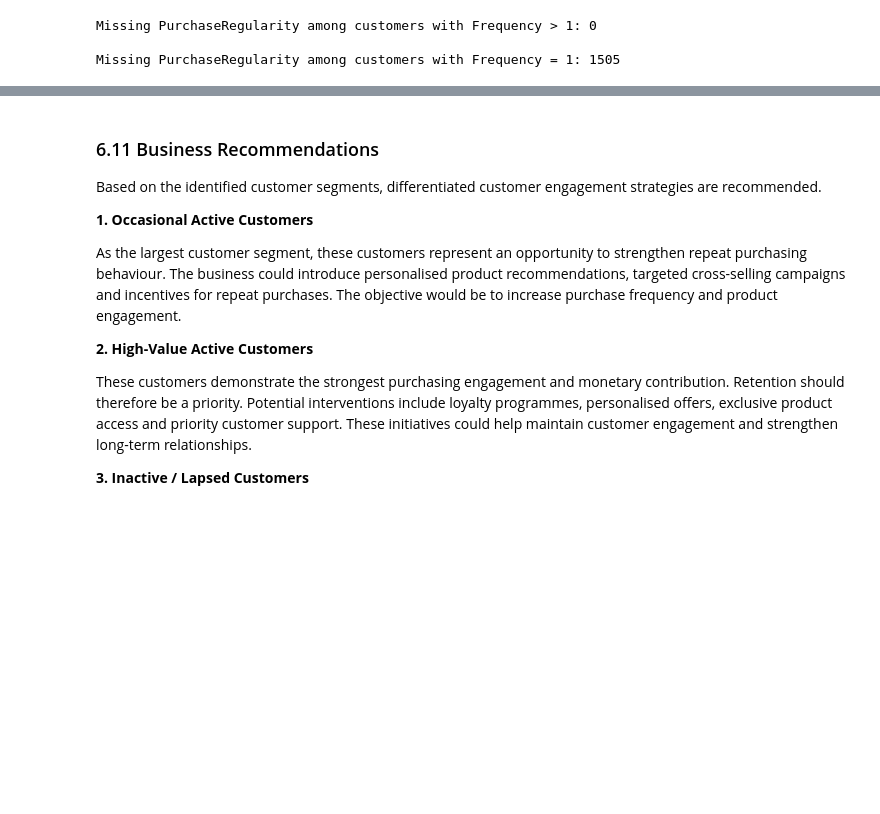
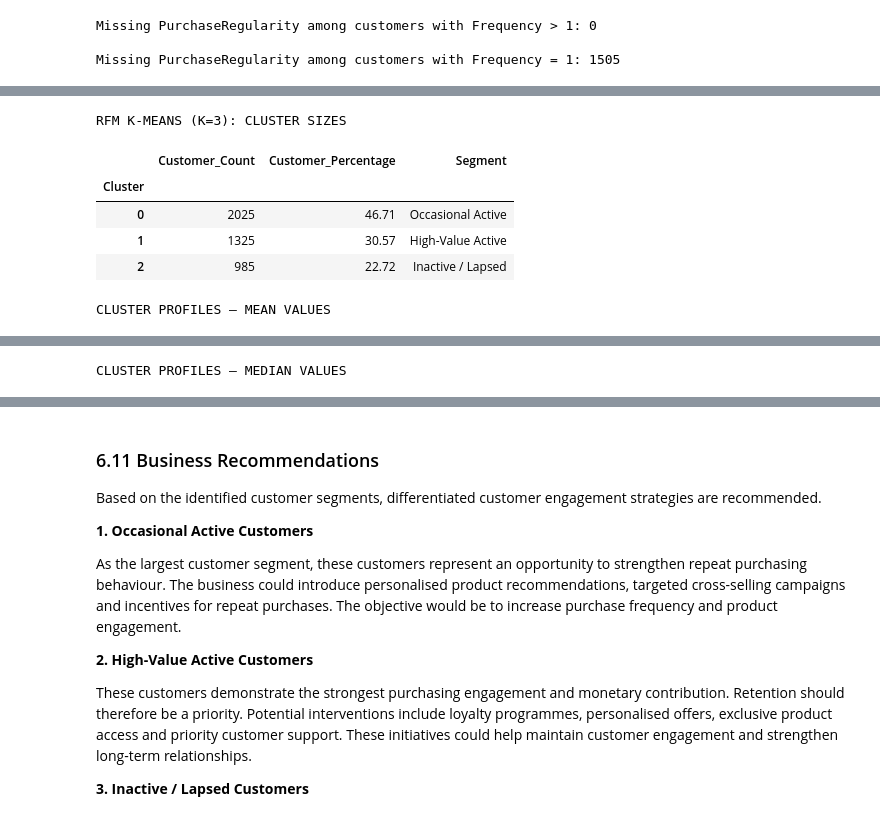
Before and after one commit to Is-not-avaible-was-available/Online_Retail_Customer_Segmentation, a Jupyter notebook: notebooks/06_model_evaluation_interpretation.ipynb, the cells around one changed output, grey strips where cells are left out. Saved outputs shown, nothing was run; the diff lists cells and outputs as text; code cells hidden in the pictures; blank space fills up the shorter version.

Commit message:
Complete Phase 6: Model evaluation and customer segmentation interpretation

```diff
--- a/notebooks/06_model_evaluation_interpretation.ipynb
+++ b/notebooks/06_model_evaluation_interpretation.ipynb
@@ -1214,0 +467,77 @@ CONSOLIDATED CUSTOMER SEGMENT PROFILE
+# %%
+# Section 6 – Fit selected RFM K-Means model and create aligned customer profiles
+
+selected_model_name = "RFM | K-Means | K=3"
+rfm_kmeans_labels = final_model_labels[selected_model_name]
+
+# Attach labels to the exact customer IDs used by the RFM model.
+rfm_cluster_assignments = rfm_scaled[["CustomerID"]].copy()
+rfm_cluster_assignments["Cluster"] = rfm_kmeans_labels
+
+# Merge by CustomerID to guarantee correct customer-to-cluster alignment.
+rfm_profile_data = customer_features.merge(
+    rfm_cluster_assignments,
+    on="CustomerID",
+    how="inner",
+    validate="one_to_one"
+)
+
+if len(rfm_profile_data) != len(customer_features):
+    raise ValueError("Customer-to-cluster merge did not retain every customer.")
+
+if rfm_profile_data["Cluster"].isna().any():
+    raise ValueError("Some customers do not have a cluster assignment.")
+
+cluster_labels = {
+    0: "Occasional Active",
+    1: "High-Value Active",
+    2: "Inactive / Lapsed"
+}
+
+# Cluster sizes and proportions
+cluster_sizes = (
+    rfm_profile_data["Cluster"]
+    .value_counts()
+    .sort_index()
+    .rename("Customer_Count")
+    .to_frame()
+)
+
+cluster_sizes["Customer_Percentage"] = (
+    cluster_sizes["Customer_Count"] / len(rfm_profile_data) * 100
+)
+cluster_sizes["Segment"] = cluster_sizes.index.map(cluster_labels)
+
+# Mean and median RFM profiles
+profile_variables = ["Recency", "Frequency", "Monetary"]
+
+cluster_means = (
+    rfm_profile_data.groupby("Cluster")[profile_variables]
+    .mean()
+    .rename(index=cluster_labels)
+    .round(2)
+)
+
+cluster_medians = (
+    rfm_profile_data.groupby("Cluster")[profile_variables]
+    .median()
+    .rename(index=cluster_labels)
+    .round(2)
+)
+
+print("RFM K-MEANS (K=3): CLUSTER SIZES")
+display(cluster_sizes.round(2))
+
+print("\nCLUSTER PROFILES – MEAN VALUES")
+display(cluster_means)
+
+print("\nCLUSTER PROFILES – MEDIAN VALUES")
+display(cluster_medians)
+# %% [output]
+RFM K-MEANS (K=3): CLUSTER SIZES
+|  | Customer_Count | Customer_Percentage | Segment |
+| Cluster |  |  |  |
+| 0 | 2025 | 46.71 | Occasional Active |
+| 1 | 1325 | 30.57 | High-Value Active |
+| 2 | 985 | 22.72 | Inactive / Lapsed |
+CLUSTER PROFILES – MEAN VALUES
@@ -1214,0 +549 @@ CONSOLIDATED CUSTOMER SEGMENT PROFILE
+CLUSTER PROFILES – MEDIAN VALUES
```
Also changed, not shown: parts of 91 cells of this notebook.
